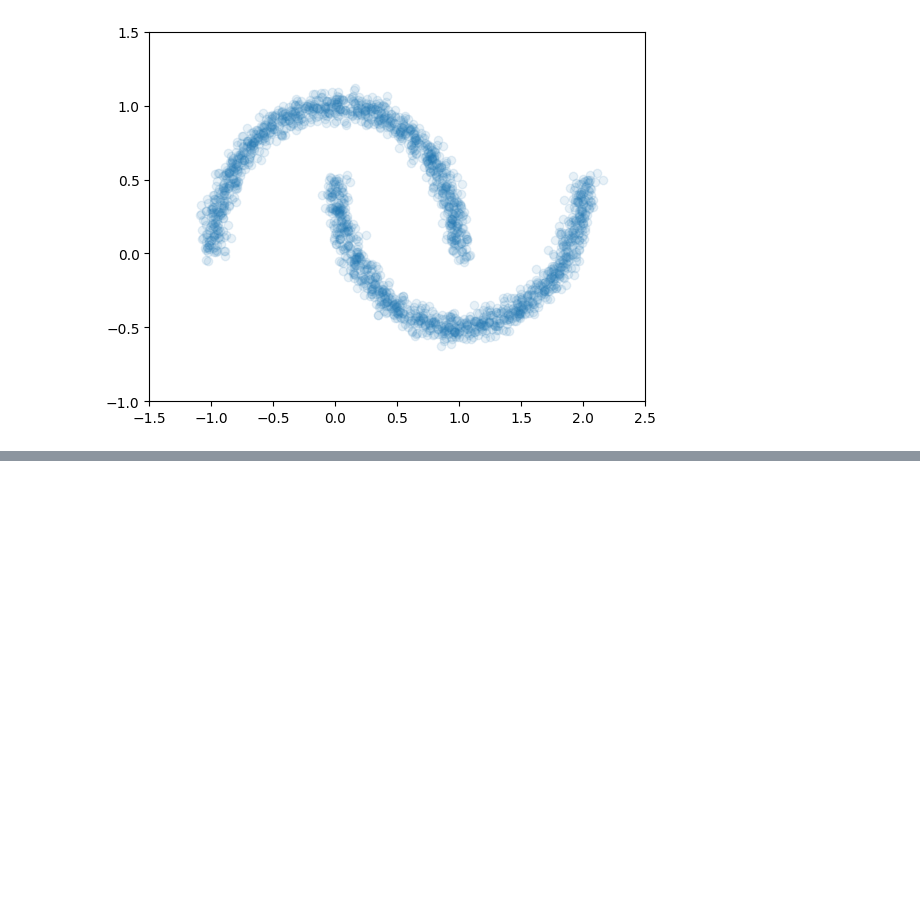
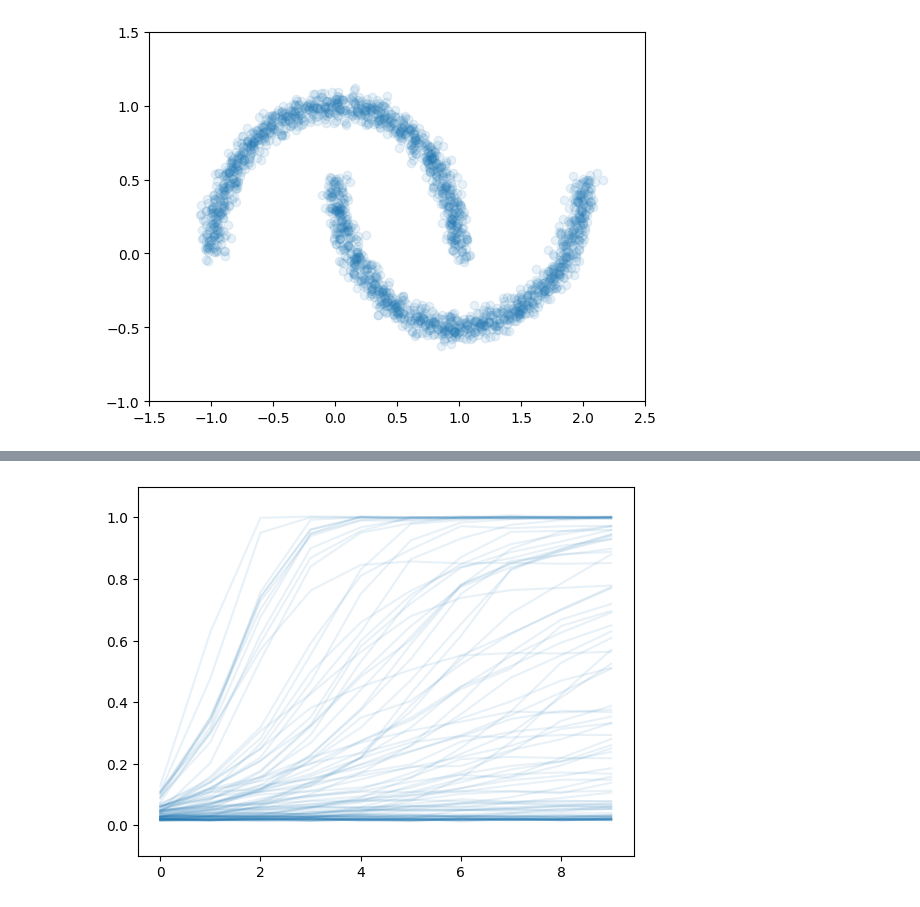
Before and after one commit to chathasphere/sim-select, a Jupyter notebook: notebooks/02_marginal_density_estimation.ipynb, the cells around one changed output, grey strips where cells are left out. Cells and saved outputs as stored; diff of their text form; code cells hidden in the pictures; blank space fills up the shorter version.

```diff
--- a/notebooks/02_marginal_density_estimation.ipynb
+++ b/notebooks/02_marginal_density_estimation.ipynb
@@ -89,0 +149,5 @@ plt.show()
+# %%
+optim = partial(torch.optim.AdamW, lr=0.0005)
+model = MarginalDensityFlow(10, 3, flow_type="NSF", optimizer=optim)
+trainer = L.Trainer(max_epochs=200, log_every_n_steps=1)
+trainer.fit(model, train_loader, val_loader)
@@ -89,0 +186,6 @@ plt.show()
+# %%
+plt.plot(x_val[:100, 0, :].T, alpha=0.1, color="tab:blue")
+plt.ylim(-0.1, 1.1)
+plt.show()
+# %% [output]
+[figure, added]
```
Also changed, not shown: parts of 28 cells of this notebook, 21 other files.
